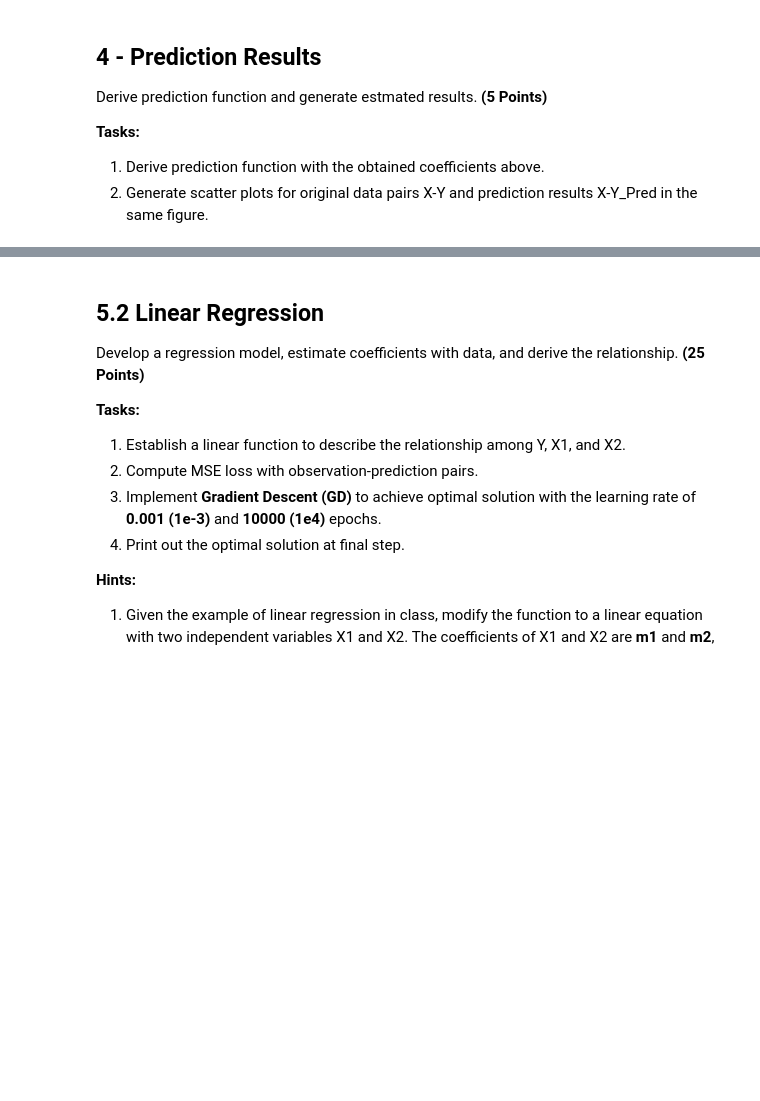
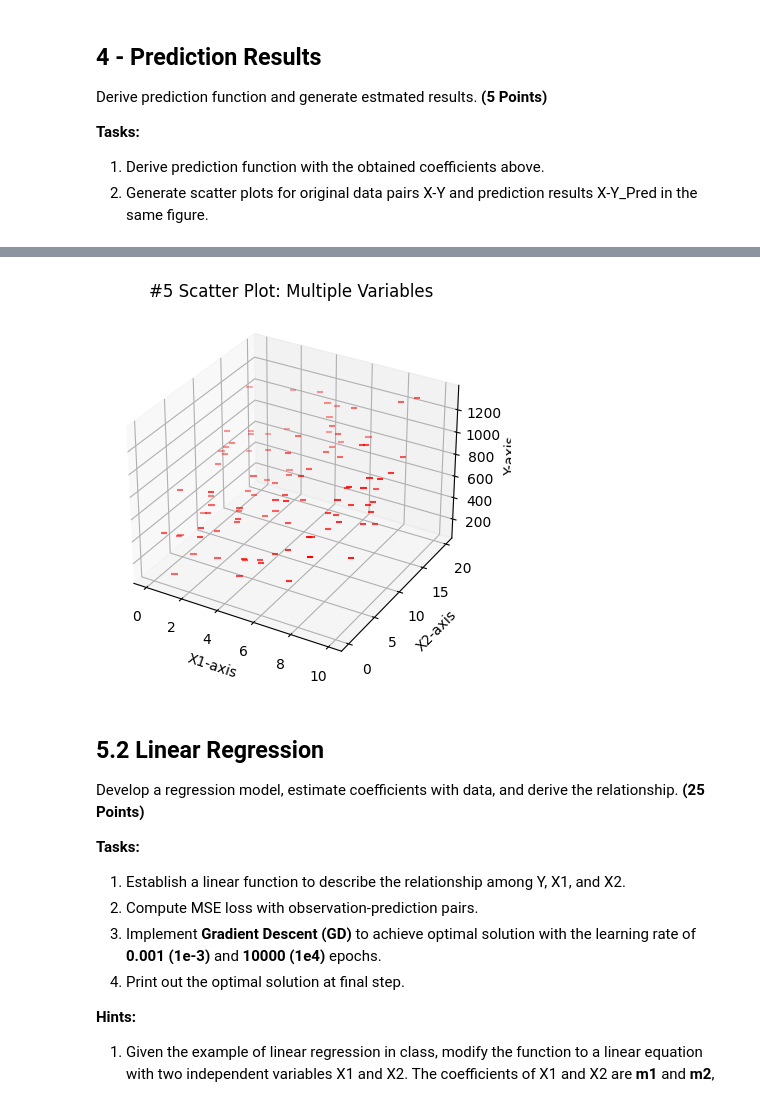
Before and after one commit to j21j/CAP4630, a Jupyter notebook: HW1/CAP4630_HW1.ipynb, the cells around one changed output, grey strips where cells are left out. Cells and saved outputs as stored; diff of their text form; code cells hidden in the pictures; blank space fills up the shorter version.

```diff
--- a/HW1/CAP4630_HW1.ipynb
+++ b/HW1/CAP4630_HW1.ipynb
@@ -94,3 +104,20 @@ Prepare the data for regression task. **(10 Points)**
+# %%
+# 5 - Multiple Variables Linear Regression: code
+url = 'https://raw.githubusercontent.com/j21j/CAP4630/main/HW1/data_two_variables.csv'
+df2 = pd.read_csv(url)
+df2.head()
+fig=plt.figure()
+
+ax=fig.add_subplot(111, projection='3d')
+ax.scatter(df2['X1'], df2['X2'], df2['Y'], c='r', marker=0)
+
+ax.set_xlabel('X1-axis')
+ax.set_ylabel('X2-axis')
+ax.set_zlabel('Y-axis')
+plt.title('#5 Scatter Plot: Multiple Variables')
+plt.show()
+# %% [output]
+[figure, added]
 # %% [markdown]
 ## 5.2 Linear Regression
 
```
Also changed, not shown: parts of 4 cells of this notebook.
